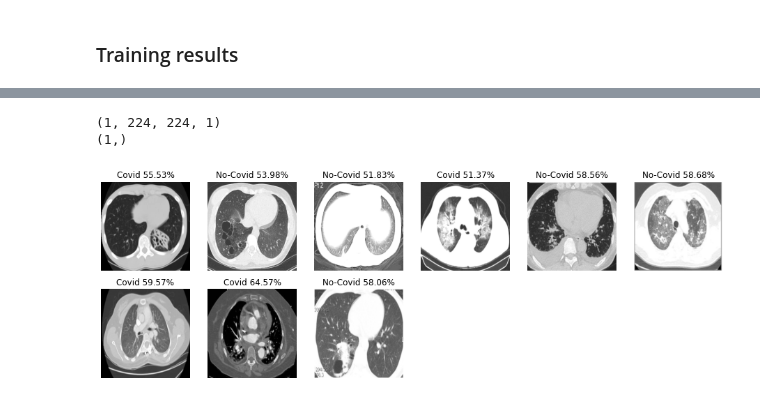
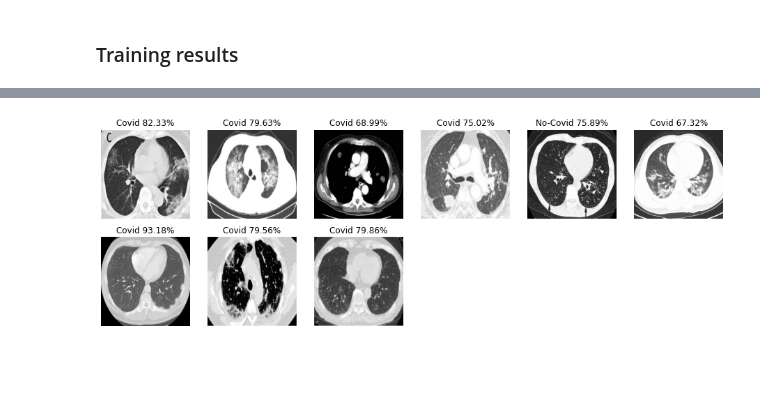
Before and after one commit to amura/xray-machinelearning, a Jupyter notebook: resnet50_ct_scans_2b.ipynb, the cells around one changed output, grey strips where cells are left out. Drawn from its saved outputs; the diff is of its cells as text; code cells hidden in the pictures; blank space fills up the shorter version.

```diff
--- a/resnet50_ct_scans_2b.ipynb
+++ b/resnet50_ct_scans_2b.ipynb
@@ -317,7 +68,7 @@ frame.to_csv('/content/ctscans.csv')
 # %%
 # Load the csv back in to a dataframe
 
-data = pd.read_csv('/content/ctscans.csv')
+data = pd.read_csv('/content/gdrive/MyDrive/dicom/ctscans.csv')
 # convert label from string to int
 mapping = {'non-covid': '0', 'covid': '1'}
 data = data.replace({'label': mapping})
@@ -422,9 +156,9 @@ batch_size = 32
 img_height = 224
 img_width = 224
 class_mode = 'binary'
-colour_mode = 'grayscale'
+colour_mode = 'rgb'
 seed = 1234
-num_epochs = 30
+num_epochs = 100
 
 train_consts = {
     'seed': seed,
@@ -527,0 +382,3 @@ _________________________________________________________________
+# %%
+model = ResNet50(input_shape = (224, 224, 3), classes = 2)
+model.summary()
@@ -543,11 +418,11 @@ from keras.callbacks import ModelCheckpoint, LearningRateScheduler, ReduceLROnPl
 from keras import optimizers
 
 #create folder for storing results
-if not os.path.exists('/content/C19'):
+if not os.path.exists('/content/gdrive/MyDrive/c19'):
     print("Creating model folder")
-    os.makedirs('/content/C19')
+    os.makedirs('/content/gdrive/MyDrive/c19')
 
-checkpoint = ModelCheckpoint(filepath='/content/C19/vgg16.hdf5',
+checkpoint = ModelCheckpoint(filepath='/content/gdrive/MyDrive/c19/resnet50.hdf5',
                              monitor='val_acc',
                              verbose=1,
                              save_best_only=True)
@@ -639,27 +532,38 @@ Found 150 validated image filenames belonging to 2 classes.
 # %%
 # show random results
 import matplotlib.pyplot as plt
 
-x, y = test_generator.next()
-
-print(x.shape)
-print(y.shape)
-i = 0
 plt.figure(figsize=(16, 8))
 for i in range(9):
+    x, y = test_generator.next()
     prediction = model.predict(np.expand_dims(x[0], axis=0))[0]
 
     plt.subplot(3, 6, i+1)
     if prediction[0] > prediction[1]:
         plt.title('Covid %.2f%%' % (prediction[0]*100))
     else:
         plt.title('No-Covid %.2f%%' % (prediction[1]*100))
 
     plt.axis('off')
-    plt.imshow(x[0].squeeze(axis=2), cmap='gray', vmin=0, vmax=255)
-    i += 1
-    x, y = test_generator.next()
+    plt.imshow(x[0])
+# x, y = test_generator.next()
+
+# print(x.shape)
+# print(y.shape)
+# i = 0
+# plt.figure(figsize=(16, 8))
+# for i in range(9):
+#     prediction = model.predict(np.expand_dims(x[0], axis=0))[0]
+
+#     plt.subplot(3, 6, i+1)
+#     if prediction[0] > prediction[1]:
+#         plt.title('Covid %.2f%%' % (prediction[0]*100))
+#     else:
+#         plt.title('No-Covid %.2f%%' % (prediction[1]*100))
+
+#     plt.axis('off')
+#     plt.imshow(x[0].squeeze(axis=2), cmap='gray', vmin=0, vmax=255)
+#     i += 1
+#     x, y = test_generator.next()
 # %% [output]
-(1, 224, 224, 1)
-(1,)
-[figure, old version]
+[figure, new version]
```
Also changed, not shown: parts of 33 cells of this notebook.
